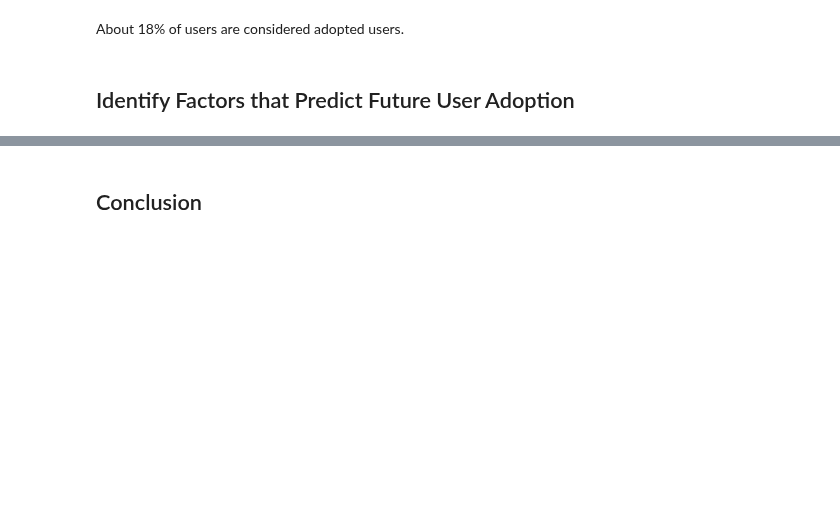
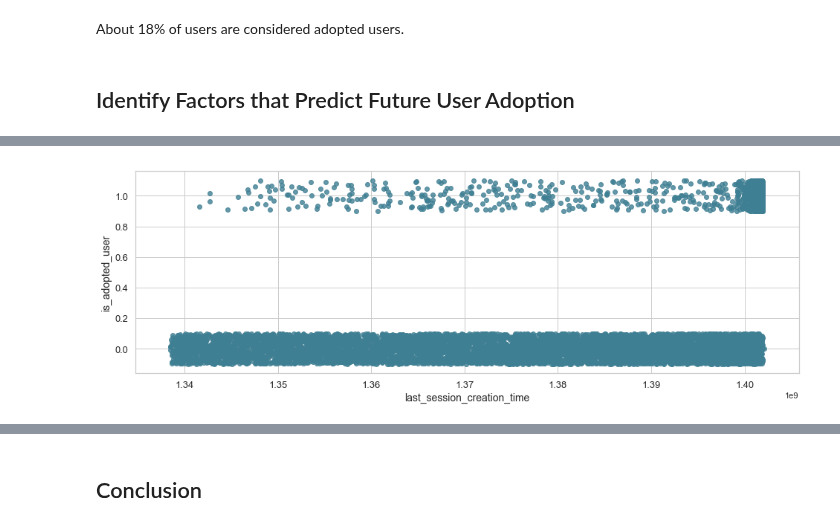
Before and after one commit to nicolechao/springboard-data-science, a Jupyter notebook: Mini Projects and Exercises/User Engagement Data Analysis/analysis.ipynb, the cells around one changed output, grey strips where cells are left out. Saved outputs shown, nothing was run; the diff lists cells and outputs as text; code cells hidden in the pictures; blank space fills up the shorter version.

```diff
--- a/Mini Projects and Exercises/User Engagement Data Analysis/analysis.ipynb
+++ b/Mini Projects and Exercises/User Engagement Data Analysis/analysis.ipynb
@@ -200,0 +214,5 @@ df_users.head()
+# %%
+# For email, let's preserve the domain name & convert it into one hot encoder.
+import re
+df_users['email_domain_name'] = df_users['email'].apply(lambda x: re.search("@[\w.]+", x).group(0))
+df_users.head()
@@ -200,0 +226,4 @@ df_users.head()
+# %%
+# then for the email domain name we can apply on hot encoder to it.
+df_users = pd.get_dummies(df_users, columns = ['email_domain_name'])
+df_users.head()
@@ -200,0 +250,5 @@ df_users.head()
+# %%
+# For last_session_creation_time, not sure whether it's a good feature, let's quickly plot it to visualize it.
+plot_scatter(x = "last_session_creation_time", y = "is_adopted_user", data = df_users)
+# %% [output]
+[figure, added]
```
Also changed, not shown: parts of 24 cells of this notebook.
